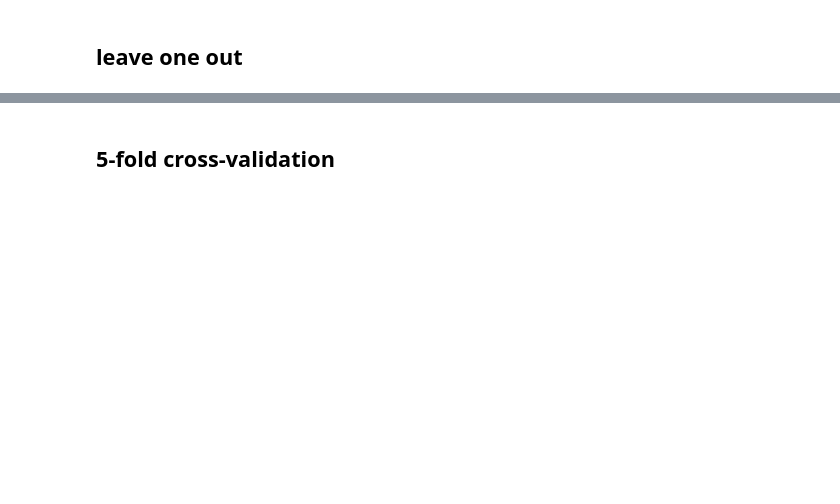
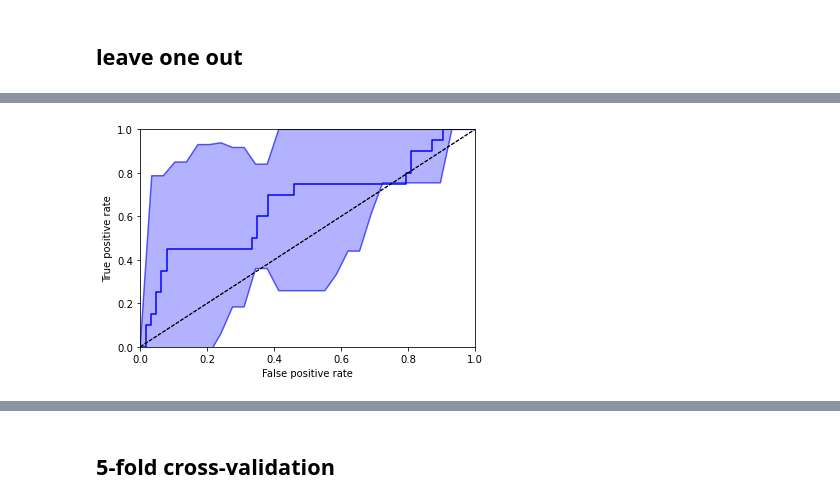
Before and after one commit to yshen25/EPI_ML, a Jupyter notebook: param_tuning.ipynb, the cells around one changed output, grey strips where cells are left out. Cells and saved outputs as stored; diff of their text form; code cells hidden in the pictures; blank space fills up the shorter version.

```diff
--- a/param_tuning.ipynb
+++ b/param_tuning.ipynb
@@ -145,26 +182,83 @@ F1      precision       recall  accuracy        confusion_matrix        max_feat
 ## leave one out
 # %%
 #sampler = KMeansSMOTE(kmeans_estimator=9, k_neighbors=2, cluster_balance_threshold=0.2)
-clf = RandomForestClassifier(n_estimators=200, min_samples_leaf=2, max_features=None, random_state=0, bootstrap=True)
-model = Pipeline([('over-sampling', sampler), ('clf', clf)])
+def loocv(X, Y, hyperparam):
+    #clf = RandomForestClassifier(n_estimators=1000, min_samples_leaf=1, max_features=None, random_state=3, bootstrap=True)
+    cv = LeaveOneOut()
+    print("---leave one out validation with best parameter set---")
+    RF = RandomForestClassifier(random_state=0)
+    sampler = KMeansSMOTE(kmeans_estimator=KMeans(n_clusters=9, random_state=22), k_neighbors=2, cluster_balance_threshold=0.2, n_jobs=-1, random_state=22)
+    final_model = Pipeline([('over-sampling', sampler), ('clf', RF.set_params(**top_param))])
+    pred_probs = cross_val_predict(final_model, X, Y, cv=cv, n_jobs=-1, method='predict_proba')
+    Y_pred = pred_probs.argmax(axis=1)
+    # ROC curve
+    fpr, tpr, _ = roc_curve(Y,pred_probs[:,1])
+    #print(len(fpr))
+    plt.plot(fpr, tpr, color='b')
+    plt.axline([0, 0], [1, 1], linewidth=1, color='k', linestyle='--')
 
-# leave one out
-cv = LeaveOneOut()
-#f1 = prec = recall = acc = AUC = conM = []
-for i in range(10):
-    #Y_pred = cross_val_predict(model, X, Yb, cv=cv, n_jobs=-1)
-    pred_probs = cross_val_predict(model, X, Yb, cv=cv, n_jobs=-1, method='predict_proba')
-    Y_pred = pred_probs.argmax(axis=1)
-    fpr, tpr, _ = roc_curve(Yb,pred_probs[:,1])
-    # plt.plot(fpr, tpr)
-    # plt.axline([0, 0], [1, 1], linewidth=1, color='k', linestyle='--')
-    # evaluate model
-    f1 = round(f1_score(Yb,Y_pred),3)
-    prec = round(precision_score(Yb,Y_pred),3)
-    recall = round(recall_score(Yb,Y_pred),3)
-    acc = round(accuracy_score(Yb,Y_pred),3)
-    AUC = round(roc_auc_score(Yb, pred_probs[:,1]),3)
-    conM = confusion_matrix(Yb,Y_pred).tolist()
+    # metrics
+    f1 = round(f1_score(Y,Y_pred),3)
+    prec = round(precision_score(Y,Y_pred),3)
+    recall = round(recall_score(Y,Y_pred),3)
+    acc = round(accuracy_score(Y,Y_pred),3)
+    AUC = round(roc_auc_score(Y, pred_probs[:,1]),3)
+    conM = confusion_matrix(Y,Y_pred).tolist()
     metric_cols=['F1','precision','recall','accuracy','AUROC','confusion_matrix']
     print(pd.DataFrame([[f1,prec,recall,acc,AUC,conM]], columns = metric_cols))
+
+    # confidence interval bands
+    cv = RepeatedStratifiedKFold(n_splits=5, n_repeats=5, random_state=0)
+
+    metric_cols=['F1','precision','recall','accuracy','ROC_AUC','confusion_matrix']
+    # results = {m:[] for m in metric_cols}
+    tprs = []
+    fprs = []
+    for train_index, val_index in cv.split(X, Y):
+
+        X_train, X_val, Y_train, Y_val = X[train_index], X[val_index], Y[train_index], Y[val_index]
+
+        pred_probs = final_model.fit(X_train, Y_train).predict_proba(X_val)
+        Y_pred = pred_probs.argmax(axis=1)
+
+        fpr, tpr, _ = roc_curve(Y_val,pred_probs[:,1]) # use pred_test_probs instead of pred_test
+        tprs.append(tpr)
+        fprs.append(fpr)
+        # results['F1'].append(round(f1_score(Y_val,Y_pred),3))
+        # results['precision'].append(round(precision_score(Y_val,Y_pred),3))
+        # results['recall'].append(round(recall_score(Y_val,Y_pred),3))
+        # results['accuracy'].append(round(accuracy_score(Y_val,Y_pred),3))
+        # results['ROC_AUC'].append(round(roc_auc_score(Y_val, pred_probs[:,1]),3))
+        # results['confusion_matrix'].append(confusion_matrix(Y_val,Y_pred))
+
+    # calculate mean and std from cross validation
+    fpr_mean    = np.linspace(0, 1, 30)
+    interp_tprs = []
+    for i in range(5):
+        fp = fprs[i]
+        tp = tprs[i]
+        interp_tpr = np.interp(fpr_mean, fp, tp)
+        interp_tpr[0] = 0.0
+        interp_tprs.append(interp_tpr)
+    tpr_mean = np.mean(interp_tprs, axis=0)
+    tpr_mean[-1] = 1.0
+    tpr_std = 1.96*np.std(interp_tprs, axis=0)
+    tpr_upper = np.clip(tpr_mean+tpr_std, 0, 1)
+    tpr_lower = tpr_mean-tpr_std
+
+    plt.plot(fpr_mean, tpr_upper, color='b', alpha=0.5)
+    plt.plot(fpr_mean, tpr_lower, color='b', alpha=0.5)
+    plt.fill_between(fpr_mean, tpr_upper, tpr_lower, color='b', alpha=0.3)
+    plt.axline([0, 0], [1, 1], linewidth=1, color='k', linestyle='--')
+    plt.xlim((0,1))
+    plt.ylim((0,1))
+    plt.xlabel('False positive rate')
+    plt.ylabel('True positive rate')
+    #plt.legend()
+    plt.show()
+
+    return
+
+#top_param = {'max_features': None, 'min_samples_leaf': 2, 'n_estimators': 100}
+loocv(X, Yb, top_param)
 # %% [output]
@@ -190,0 +268 @@ for i in range(10):
+[figure, added]
```
Also changed, not shown: parts of 11 cells of this notebook, 10 other files.
